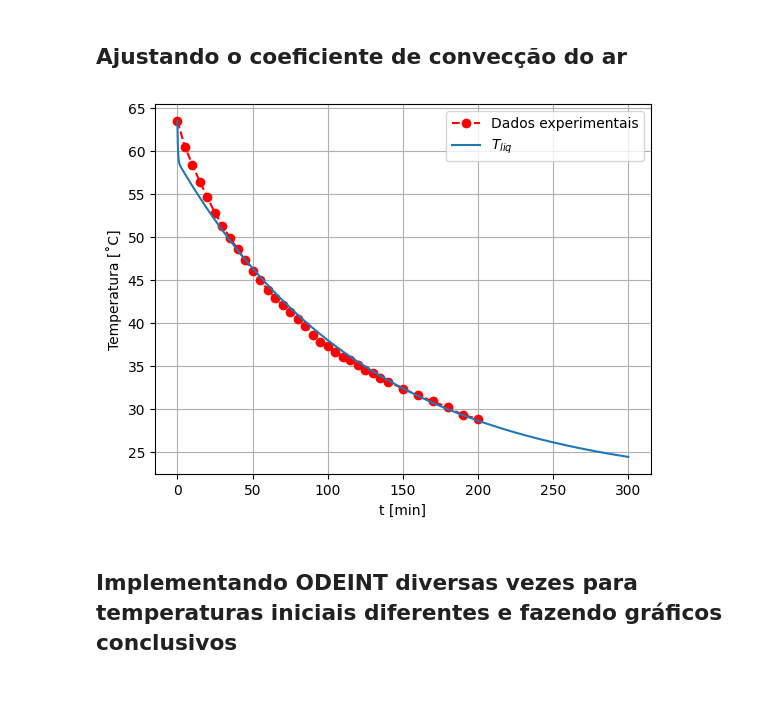
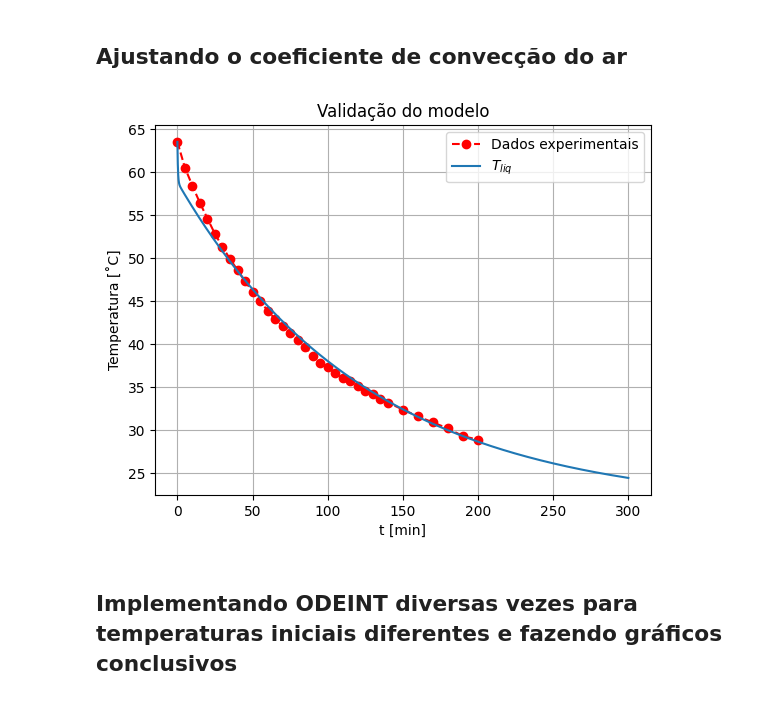
Before and after one commit to LuanaPLGuimaraes/Modelagens, a Jupyter notebook: P2/Modelagem P2.ipynb, the cells around one changed output. Saved outputs shown, nothing was run; the diff lists cells and outputs as text; code cells hidden in the pictures.

```diff
--- a/P2/Modelagem P2.ipynb
+++ b/P2/Modelagem P2.ipynb
@@ -12,7 +12,7 @@ import math
 # Variáveis globais
 
 # Bolsa
-d_b = 0.0025                        # Espessura da bolsa (m)
+d_b = 0.00252                        # Espessura da bolsa (m)
 k_bs = 0.15                         # Condutividade térmica da borracha (W/(m*K))
 k_bi = 0.15                         # Condutividade térmica da borracha (W/(m*K))
 A_b = 0.0897                        # Área da bolsa em contato com o líquido, a mesa e o ar (m²)
@@ -126,13 +126,14 @@ plt.show()
 # %%
 plt.plot(tempo, temperatura, 'r--o', label = 'Dados experimentais')
 plt.plot(lista_t/60, sol[:, 2]-273.15, label='$T_{liq}$')
+plt.title('Validação do modelo')
 plt.xlabel('t [min]')
 plt.ylabel('Temperatura [˚C]')
 plt.legend()
 plt.grid()
 plt.show()
 # %% [output]
-[figure, old version]
+[figure, new version]
 # %% [markdown]
 ## Implementando ODEINT diversas vezes para temperaturas iniciais diferentes e fazendo gráficos conclusivos
 # %%
```
Also changed, not shown: parts of 1 cell of this notebook.
